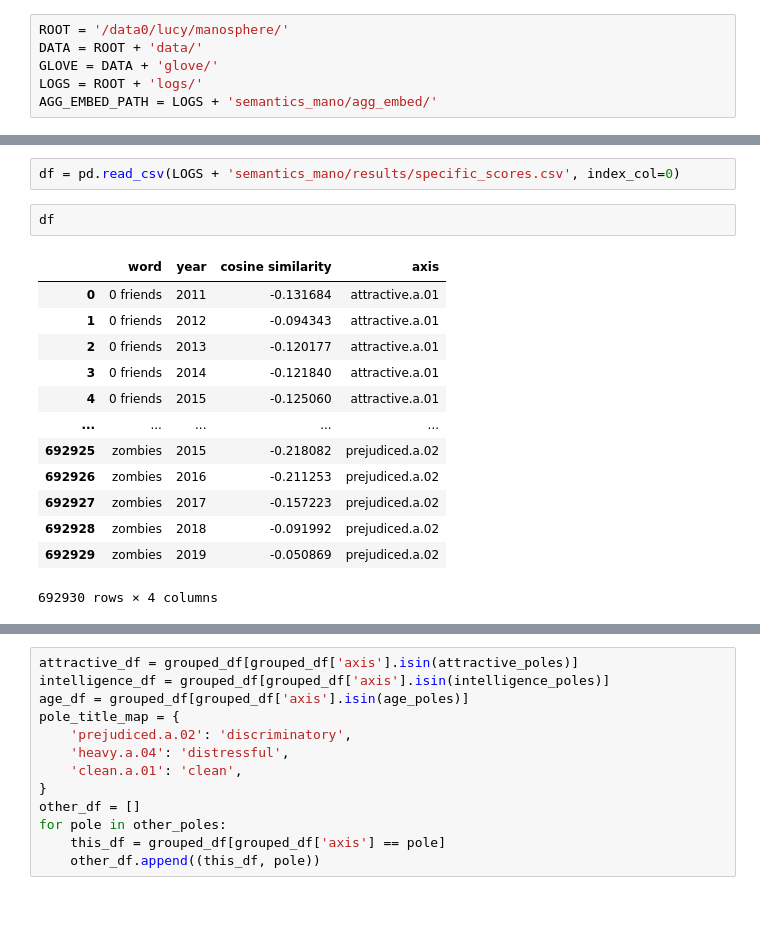
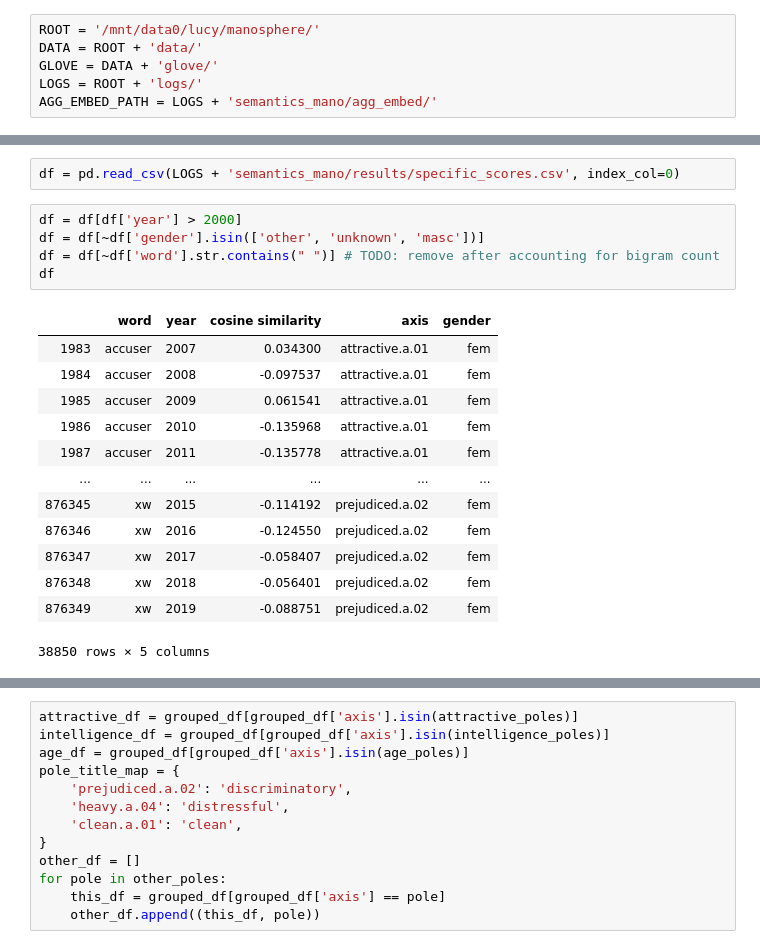
Before and after one commit to lucy3/context_semantic_axes, a Jupyter notebook: code/semantics_viz.ipynb, the cells around one changed output, grey strips where cells are left out. Cells and saved outputs as stored; diff of their text form; blank space fills up the shorter version.

```diff
--- a/code/semantics_viz.ipynb
+++ b/code/semantics_viz.ipynb
@@ -8,7 +8,7 @@ from sklearn.manifold import TSNE
 import pandas as pd
 import seaborn as sns
 # %%
-ROOT = '/data0/lucy/manosphere/'
+ROOT = '/mnt/data0/lucy/manosphere/'
 DATA = ROOT + 'data/'
 GLOVE = DATA + 'glove/'
 LOGS = ROOT + 'logs/'
@@ -372,18 +369,21 @@ attractive.a.01_left {'photogenic', 'fascinating', 'mesmerizing', 'personable',
 # %%
 df = pd.read_csv(LOGS + 'semantics_mano/results/specific_scores.csv', index_col=0)
 # %%
+df = df[df['year'] > 2000]
+df = df[~df['gender'].isin(['other', 'unknown', 'masc'])]
+df = df[~df['word'].str.contains(" ")] # TODO: remove after accounting for bigram count
 df
 # %% [output]
-|  | word | year | cosine similarity | axis |
-| 0 | 0 friends | 2011 | -0.131684 | attractive.a.01 |
-| 1 | 0 friends | 2012 | -0.094343 | attractive.a.01 |
-| 2 | 0 friends | 2013 | -0.120177 | attractive.a.01 |
-| 3 | 0 friends | 2014 | -0.121840 | attractive.a.01 |
-| 4 | 0 friends | 2015 | -0.125060 | attractive.a.01 |
-| ... | ... | ... | ... | ... |
-| 692925 | zombies | 2015 | -0.218082 | prejudiced.a.02 |
-| 692926 | zombies | 2016 | -0.211253 | prejudiced.a.02 |
-| 692927 | zombies | 2017 | -0.157223 | prejudiced.a.02 |
-| 692928 | zombies | 2018 | -0.091992 | prejudiced.a.02 |
-| 692929 | zombies | 2019 | -0.050869 | prejudiced.a.02 |
+|  | word | year | cosine similarity | axis | gender |
+| 1983 | accuser | 2007 | 0.034300 | attractive.a.01 | fem |
+| 1984 | accuser | 2008 | -0.097537 | attractive.a.01 | fem |
+| 1985 | accuser | 2009 | 0.061541 | attractive.a.01 | fem |
+| 1986 | accuser | 2010 | -0.135968 | attractive.a.01 | fem |
+| 1987 | accuser | 2011 | -0.135778 | attractive.a.01 | fem |
+| ... | ... | ... | ... | ... | ... |
+| 876345 | xw | 2015 | -0.114192 | prejudiced.a.02 | fem |
+| 876346 | xw | 2016 | -0.124550 | prejudiced.a.02 | fem |
+| 876347 | xw | 2017 | -0.058407 | prejudiced.a.02 | fem |
+| 876348 | xw | 2018 | -0.056401 | prejudiced.a.02 | fem |
+| 876349 | xw | 2019 | -0.088751 | prejudiced.a.02 | fem |
-692930 rows × 4 columns
+38850 rows × 5 columns
```
Also changed, not shown: parts of 16 cells of this notebook, 4 other files.
